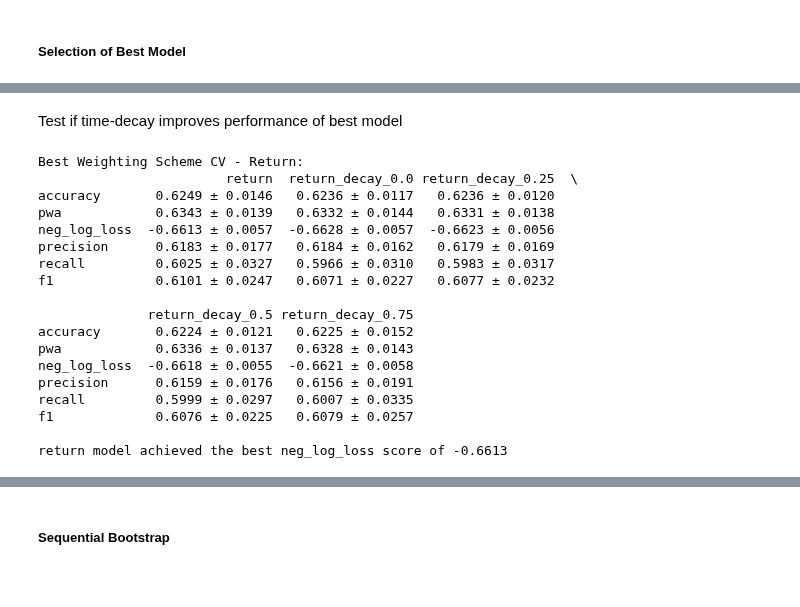
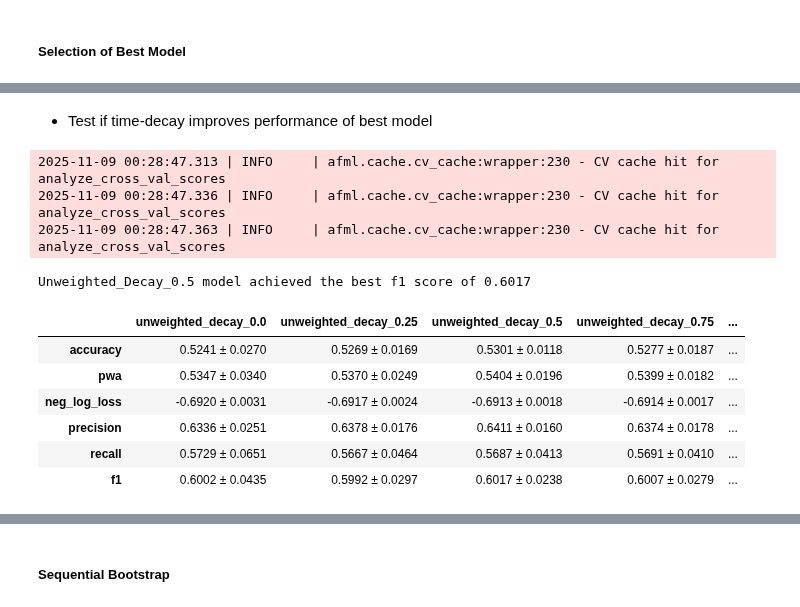
Before and after one commit to pnjoroge54/Machine-Learning-Blueprint, a Jupyter notebook: notebooks/Part_4_and_5-Sample Weights.ipynb, the cells around one changed output, grey strips where cells are left out. Saved outputs shown, nothing was run; the diff lists cells and outputs as text; code cells hidden in the pictures; blank space fills up the shorter version.

```diff
--- a/notebooks/Part_4_and_5-Sample Weights.ipynb
+++ b/notebooks/Part_4_and_5-Sample Weights.ipynb
@@ -329,24 +286,18 @@ dict_keys(['unweighted', 'uniqueness', 'return'])
 # %% [markdown]
 ##### Selection of Best Model
 # %%
-# Create multiple Random Forest configurations
+from sklearn.ensemble import RandomForestClassifier
 
-min_w_leaf = 0.05
-max_depth = 6
 
-rf = RandomForestClassifier(
+# Initialize Random Forest
+
+clf = RandomForestClassifier(
     criterion='entropy',
     n_estimators=N_ESTIMATORS,
-    random_state=random_state,
+    class_weight="balanced_subsample",
+    max_samples=avg_u,
     min_weight_fraction_leaf=min_w_leaf,
     max_depth=max_depth,
+    random_state=seed,
     n_jobs=N_JOBS,  # Use all available cores
     )
-
-clf0 = rf
-clf1 = clone(rf).set_params(class_weight='balanced_subsample')
-clf2 = clone(rf).set_params(max_samples=avg_u)
-clf3 = clone(rf).set_params(max_samples=avg_u, class_weight='balanced_subsample')
-
-clfs = {k: v for k, v in zip(['standard', 'balanced_subsample', 'max_samples', 'combined'], [clf0, clf1, clf2, clf3])}
-clfs
@@ -452,48 +354,40 @@ return model achieved the best neg_log_loss score of -0.6613
 # %% [markdown]
-Test if time-decay improves performance of best model
+- Test if time-decay improves performance of best model
 # %%
-best_model_decay_cv_scores = all_cv_scores_df[[best_scheme]]
+best_model_decay_cv_scores = pd.DataFrame()
 
-for scheme, decay_factor in time_decay_weights.items():
-    sample_weights = weighting_schemes[best_scheme] * decay_factor
+for scheme, decay_factor in tqdm(time_decay_weights.items()):
+    best_scheme_o = best_scheme.split("_decay")[0]
+    sample_weight = weighting_schemes[best_scheme_o] * decay_factor
     cv_scores, cv_scores_df, cms = analyze_cross_val_scores(
-        best_clf, X_train, y_train, cv_gen,
-        sample_weight_train=sample_weights,
-        sample_weight_score=sample_weights,
+        clf, X_train, y_train, cv_gen,
+        sample_weight_train=sample_weight,
+        sample_weight_score=sample_weight,
     )
     score = cv_scores[scoring].mean()
-    scheme = f"{best_scheme}_{scheme}"
+    best_score = max(best_score, score) if best_score is not None else score
+    scheme = f"{best_scheme_o}_{scheme}"
     all_cv_scores_d[scheme] = cv_scores
     all_cms[scheme] = cms
-    best_score = max(best_score, score) if best_score is not None else score
     for idx, row in cv_scores_df.iterrows():
         best_model_decay_cv_scores.loc[idx, scheme] = f"{row['mean']:.4f} ± {row['std']:.4f}"
     if score == best_score:
         best_scheme = scheme
-        weighting_schemes[best_scheme] = sample_weights
-        all_cv_scores_df[scheme] = best_model_decay_cv_scores[scheme]
+        weighting_schemes[best_scheme] = sample_weight
+    all_cv_scores_df[scheme] = best_model_decay_cv_scores[scheme]
+best_model_decay_cv_scores[f"{best_scheme_o}_decay_1.0"] = all_cv_scores_df[best_scheme_o]
 
-
-print(f"\nBest Weighting Scheme CV - {best_scheme.title()}:")
-pprint(best_model_decay_cv_scores)
-
-print(f"\n{best_scheme} model achieved the best {scoring} score of {best_score:.4f}\n")
+print(f"\n{best_scheme.title()} model achieved the best {scoring} score of {best_score:.4f}")
+best_model_decay_cv_scores
 # %% [output]
-Best Weighting Scheme CV - Return:
-                        return  return_decay_0.0 return_decay_0.25  \
-accuracy       0.6249 ± 0.0146   0.6236 ± 0.0117   0.6236 ± 0.0120
-pwa            0.6343 ± 0.0139   0.6332 ± 0.0144   0.6331 ± 0.0138
-neg_log_loss  -0.6613 ± 0.0057  -0.6628 ± 0.0057  -0.6623 ± 0.0056
-precision      0.6183 ± 0.0177   0.6184 ± 0.0162   0.6179 ± 0.0169
-recall         0.6025 ± 0.0327   0.5966 ± 0.0310   0.5983 ± 0.0317
-f1             0.6101 ± 0.0247   0.6071 ± 0.0227   0.6077 ± 0.0232
-
-              return_decay_0.5 return_decay_0.75
-accuracy       0.6224 ± 0.0121   0.6225 ± 0.0152
-pwa            0.6336 ± 0.0137   0.6328 ± 0.0143
-neg_log_loss  -0.6618 ± 0.0055  -0.6621 ± 0.0058
-precision      0.6159 ± 0.0176   0.6156 ± 0.0191
-recall         0.5999 ± 0.0297   0.6007 ± 0.0335
-f1             0.6076 ± 0.0225   0.6079 ± 0.0257
-
-return model achieved the best neg_log_loss score of -0.6613
+2025-11-09 00:28:47.313 | INFO     | afml.cache.cv_cache:wrapper:230 - CV cache hit for analyze_cross_val_scores
+2025-11-09 00:28:47.336 | INFO     | afml.cache.cv_cache:wrapper:230 - CV cache hit for analyze_cross_val_scores
+2025-11-09 00:28:47.363 | INFO     | afml.cache.cv_cache:wrapper:230 - CV cache hit for analyze_cross_val_scores
+Unweighted_Decay_0.5 model achieved the best f1 score of 0.6017
+|  | unweighted_decay_0.0 | unweighted_decay_0.25 | unweighted_decay_0.5 | unweighted_decay_0.75 | ... |
+| accuracy | 0.5241 ± 0.0270 | 0.5269 ± 0.0169 | 0.5301 ± 0.0118 | 0.5277 ± 0.0187 | ... |
+| pwa | 0.5347 ± 0.0340 | 0.5370 ± 0.0249 | 0.5404 ± 0.0196 | 0.5399 ± 0.0182 | ... |
+| neg_log_loss | -0.6920 ± 0.0031 | -0.6917 ± 0.0024 | -0.6913 ± 0.0018 | -0.6914 ± 0.0017 | ... |
+| precision | 0.6336 ± 0.0251 | 0.6378 ± 0.0176 | 0.6411 ± 0.0160 | 0.6374 ± 0.0178 | ... |
+| recall | 0.5729 ± 0.0651 | 0.5667 ± 0.0464 | 0.5687 ± 0.0413 | 0.5691 ± 0.0410 | ... |
+| f1 | 0.6002 ± 0.0435 | 0.5992 ± 0.0297 | 0.6017 ± 0.0238 | 0.6007 ± 0.0279 | ... |
```
Also changed, not shown: parts of 72 cells of this notebook, 14 other files.
